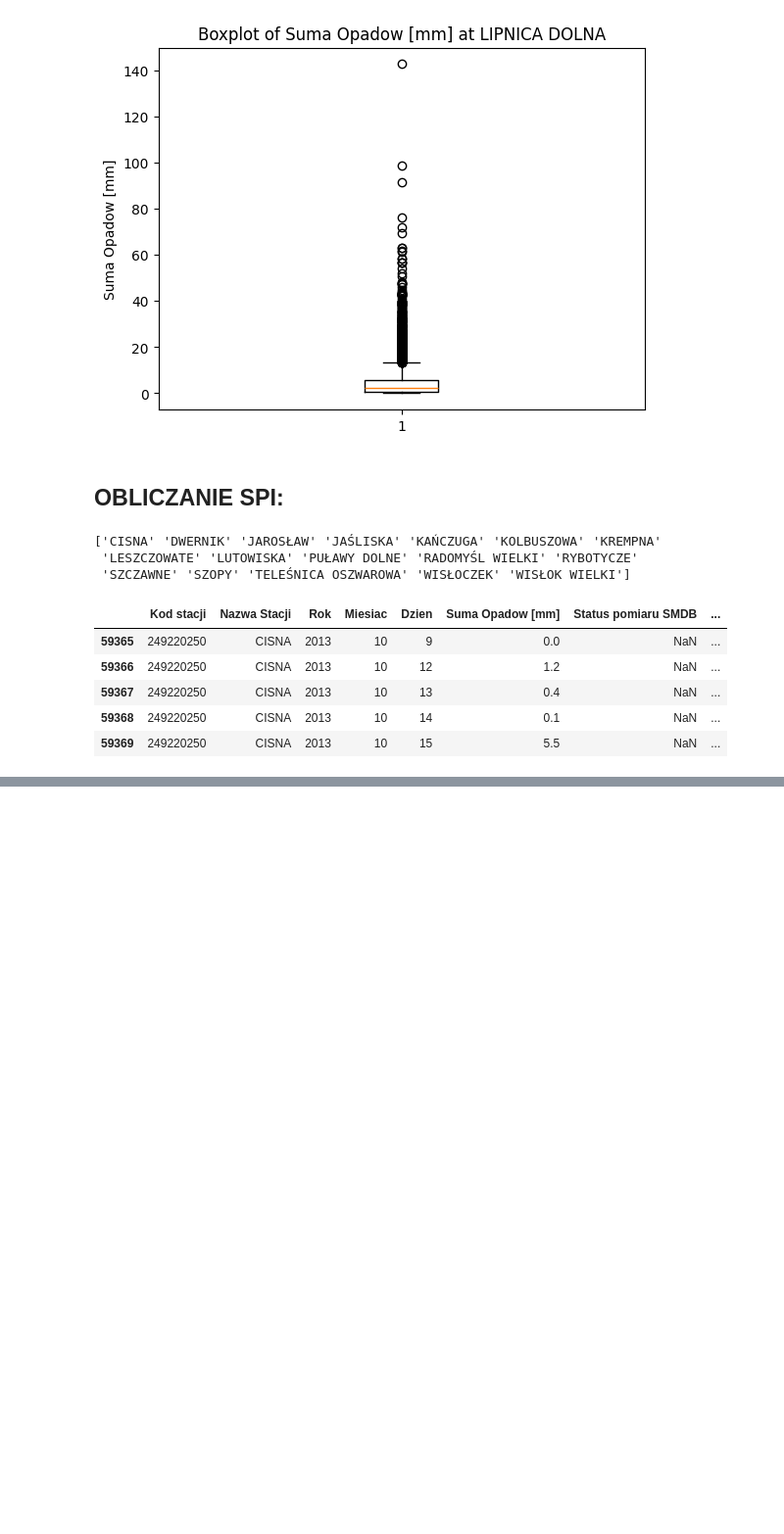
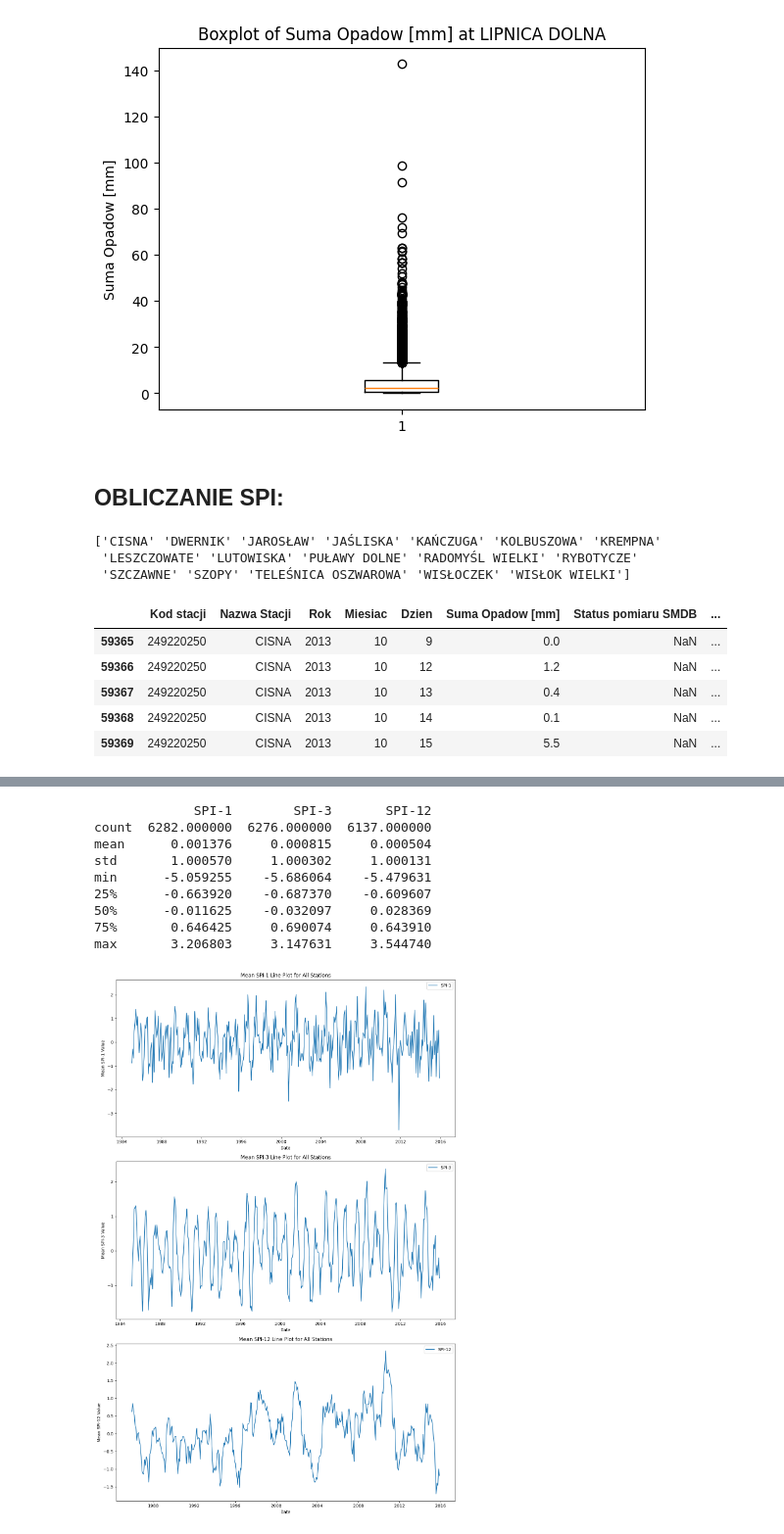
Before and after one commit to barti2115/standardised_precipitation_index, a Jupyter notebook: eda.ipynb, the cells around one changed output, grey strips where cells are left out. Shown at 98% size. Drawn from its saved outputs; the diff is of its cells as text; code cells hidden in the pictures; blank space fills up the shorter version.

```diff
--- a/eda.ipynb
+++ b/eda.ipynb
@@ -493,0 +557,33 @@ spi_adjusted_data_v4.head(500)
+# %%
+# Statistical summary for all stations
+def plot_all_stations(spi_data):
+    grouped_data = spi_data.groupby(level=1)  # Group by Date
+    mean_spi = grouped_data.mean()
+
+    spi_types = mean_spi.columns
+    fig, axes = plt.subplots(nrows=len(spi_types), figsize=(12, 6 * len(spi_types)))
+
+    for ax, spi_type in zip(axes, spi_types):
+        ax.plot(mean_spi.index.to_timestamp(), mean_spi[spi_type], label=spi_type)
+        ax.set_title(f'Mean {spi_type} Line Plot for All Stations')
+        ax.set_ylabel(f'Mean {spi_type} Value')
+        ax.set_xlabel('Date')
+        ax.legend()
+
+    plt.tight_layout()
+    plt.show()
+# %%
+print(spi_adjusted_data_v6.describe())
+
+plot_all_stations(spi_adjusted_data_v6)
+# %% [output]
+             SPI-1        SPI-3       SPI-12
+count  6282.000000  6276.000000  6137.000000
+mean      0.001376     0.000815     0.000504
+std       1.000570     1.000302     1.000131
+min      -5.059255    -5.686064    -5.479631
+25%      -0.663920    -0.687370    -0.609607
+50%      -0.011625    -0.032097     0.028369
+75%       0.646425     0.690074     0.643910
+max       3.206803     3.147631     3.544740
+[figure, added]
```
Also changed, not shown: parts of 9 cells of this notebook, 1 other file.
